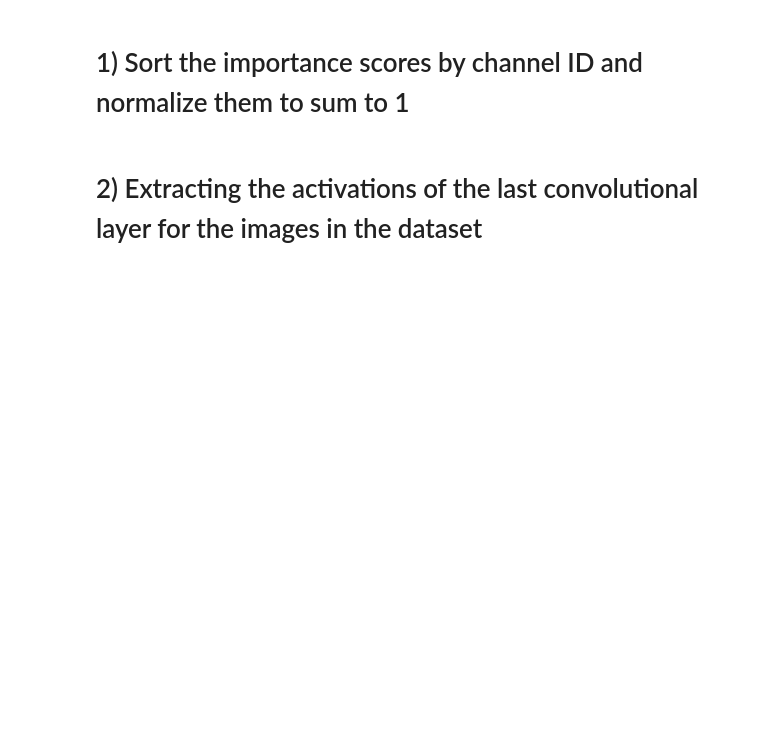
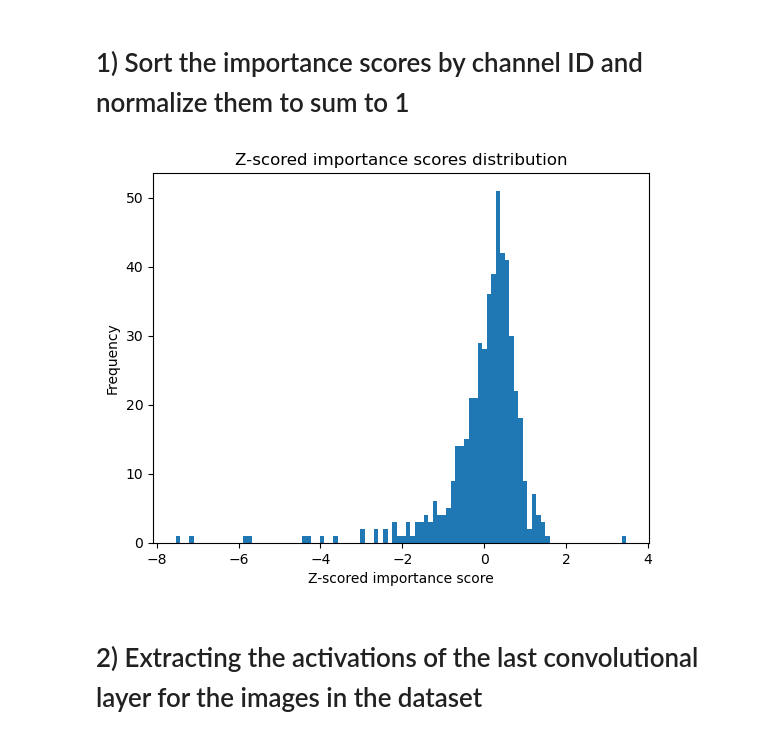
Before and after one commit to icaro-rdp/Internship_project_2025, a Jupyter notebook: VGG-16-heatmaps.ipynb, the cells around one changed output. Cells and saved outputs as stored; diff of their text form; code cells hidden in the pictures; blank space fills up the shorter version.

```diff
--- a/VGG-16-heatmaps.ipynb
+++ b/VGG-16-heatmaps.ipynb
@@ -186,3 +154,25 @@ importance_scores = transform_keeping_sign(importance_scores)
+# %%
+#set numpy print options
+np.set_printoptions(precision=4)
+np.set_printoptions(suppress=True)
+importance_scores = np.load('Ranking_arrays/importance_scores.npy')
+# Sort the importance scores by channel index to replace the original position of the channel
+sorted_by_index_scores = importance_scores[importance_scores[:, 0].argsort()][:,1]
+
+def z_scores(scores):
+    return (scores - np.mean(scores)) / np.std(scores)
+
+z_scored_importance_scores = z_scores(sorted_by_index_scores)
+
+#plot the z-scored importance scores distribution
+import matplotlib.pyplot as plt
+plt.hist(z_scored_importance_scores, bins=100)
+plt.title('Z-scored importance scores distribution')
+plt.xlabel('Z-scored importance score')
+plt.ylabel('Frequency')
+plt.show()
+# %% [output]
+[figure, added]
 # %% [markdown]
 # 2) Extracting the activations of the last convolutional layer for the images in the dataset
 # %%
```
Also changed, not shown: parts of 9 cells of this notebook, 2 other files.
